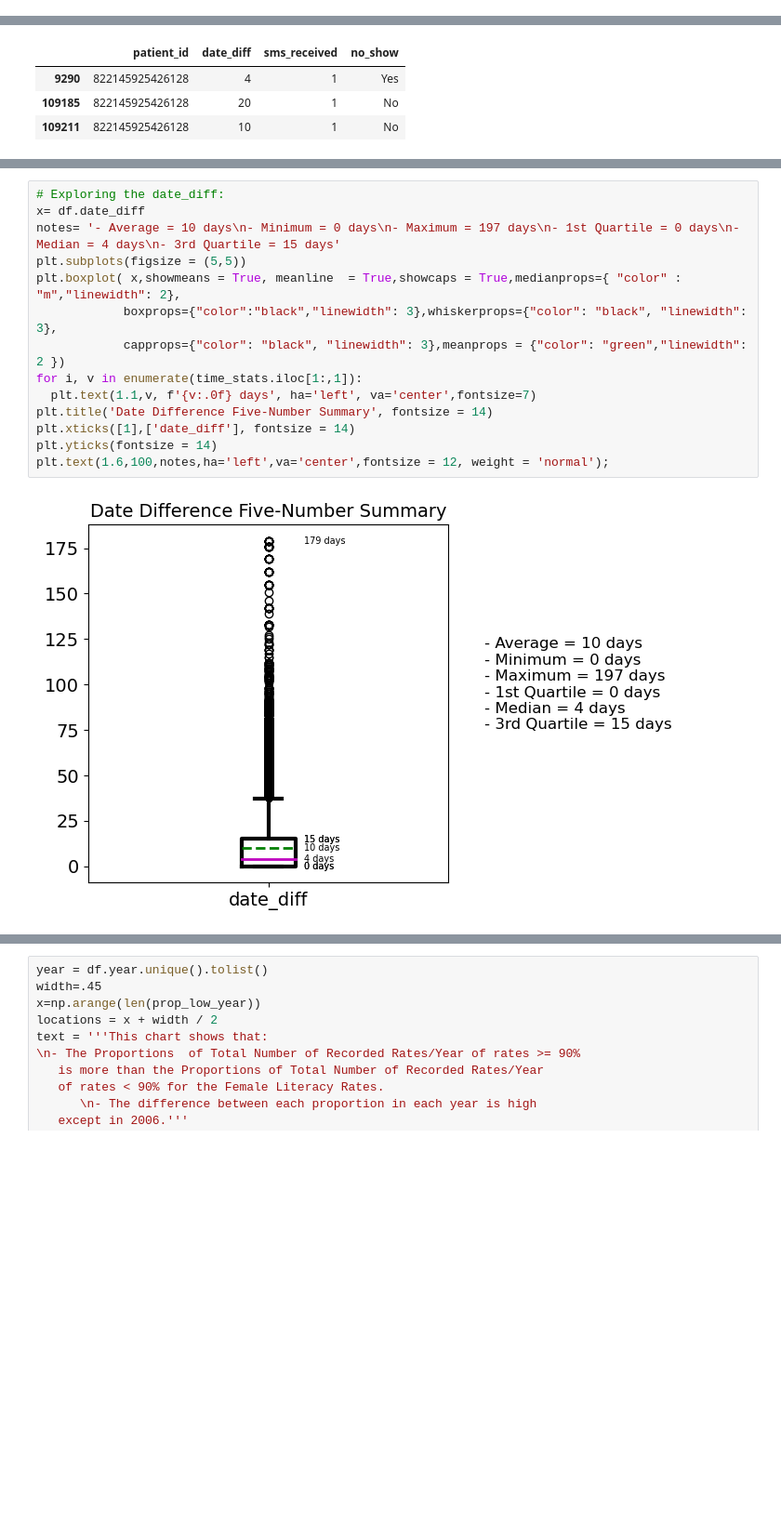
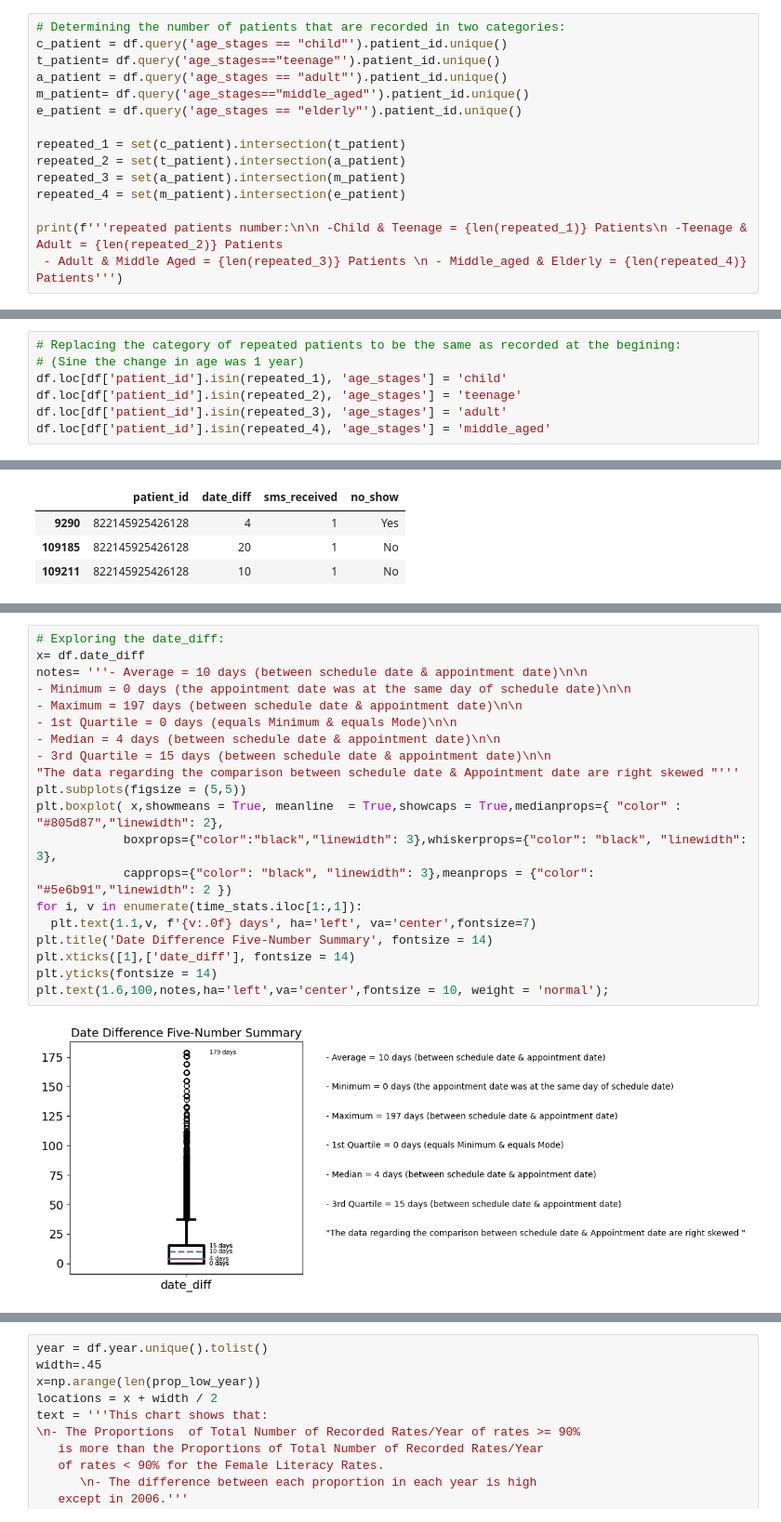
Before and after one commit to hend-a-ghafour/No-Show-Appointments, a Jupyter notebook: no_show_appointments.ipynb, the cells around one changed output, grey strips where cells are left out. Shown: that part at 93% size. Drawn from its saved outputs; the diff is of its cells as text; blank space fills up the shorter version.

Commit message:
Unique Patients

```diff
--- a/no_show_appointments.ipynb
+++ b/no_show_appointments.ipynb
@@ -264,0 +330,15 @@ df.head(1)
+# %%
+# Determining the number of patients that are recorded in two categories:
+c_patient = df.query('age_stages == "child"').patient_id.unique()
+t_patient= df.query('age_stages=="teenage"').patient_id.unique()
+a_patient = df.query('age_stages == "adult"').patient_id.unique()
+m_patient= df.query('age_stages=="middle_aged"').patient_id.unique()
+e_patient = df.query('age_stages == "elderly"').patient_id.unique()
+
+repeated_1 = set(c_patient).intersection(t_patient)
+repeated_2 = set(t_patient).intersection(a_patient)
+repeated_3 = set(a_patient).intersection(m_patient)
+repeated_4 = set(m_patient).intersection(e_patient)
+
+print(f'''repeated patients number:\n\n -Child & Teenage = {len(repeated_1)} Patients\n -Teenage & Adult = {len(repeated_2)} Patients
+ - Adult & Middle Aged = {len(repeated_3)} Patients \n - Middle_aged & Elderly = {len(repeated_4)} Patients''')
@@ -264,0 +352,7 @@ df.head(1)
+# %%
+# Replacing the category of repeated patients to be the same as recorded at the begining:
+# (Sine the change in age was 1 year)
+df.loc[df['patient_id'].isin(repeated_1), 'age_stages'] = 'child'
+df.loc[df['patient_id'].isin(repeated_2), 'age_stages'] = 'teenage'
+df.loc[df['patient_id'].isin(repeated_3), 'age_stages'] = 'adult'
+df.loc[df['patient_id'].isin(repeated_4), 'age_stages'] = 'middle_aged'
@@ -510,19 +561,25 @@ plt.text(1.5,0,text,ha='left',va='bottom',fontsize = 10, weight = 'normal');
 # %%
 # Exploring the date_diff:
 x= df.date_diff
-notes= '- Average = 10 days\n- Minimum = 0 days\n- Maximum = 197 days\n- 1st Quartile = 0 days\n- Median = 4 days\n- 3rd Quartile = 15 days'
+notes= '''- Average = 10 days (between schedule date & appointment date)\n\n
+- Minimum = 0 days (the appointment date was at the same day of schedule date)\n\n
+- Maximum = 197 days (between schedule date & appointment date)\n\n
+- 1st Quartile = 0 days (equals Minimum & equals Mode)\n\n
+- Median = 4 days (between schedule date & appointment date)\n\n
+- 3rd Quartile = 15 days (between schedule date & appointment date)\n\n
+"The data regarding the comparison between schedule date & Appointment date are right skewed "'''
 plt.subplots(figsize = (5,5))
-plt.boxplot( x,showmeans = True, meanline  = True,showcaps = True,medianprops={ "color" : "m","linewidth": 2},
+plt.boxplot( x,showmeans = True, meanline  = True,showcaps = True,medianprops={ "color" : "#805d87","linewidth": 2},
             boxprops={"color":"black","linewidth": 3},whiskerprops={"color": "black", "linewidth": 3},
-            capprops={"color": "black", "linewidth": 3},meanprops = {"color": "green","linewidth": 2 })
+            capprops={"color": "black", "linewidth": 3},meanprops = {"color": "#5e6b91","linewidth": 2 })
 for i, v in enumerate(time_stats.iloc[1:,1]):
   plt.text(1.1,v, f'{v:.0f} days', ha='left', va='center',fontsize=7)
 plt.title('Date Difference Five-Number Summary', fontsize = 14)
 plt.xticks([1],['date_diff'], fontsize = 14)
 plt.yticks(fontsize = 14)
-plt.text(1.6,100,notes,ha='left',va='center',fontsize = 12, weight = 'normal');
+plt.text(1.6,100,notes,ha='left',va='center',fontsize = 10, weight = 'normal');
 # %% [output]
-[figure, old version]
+[figure, new version]
 # %%
 # Exploring age_stages column:
 # Category Count:
```
Also changed, not shown: parts of 32 cells of this notebook.
